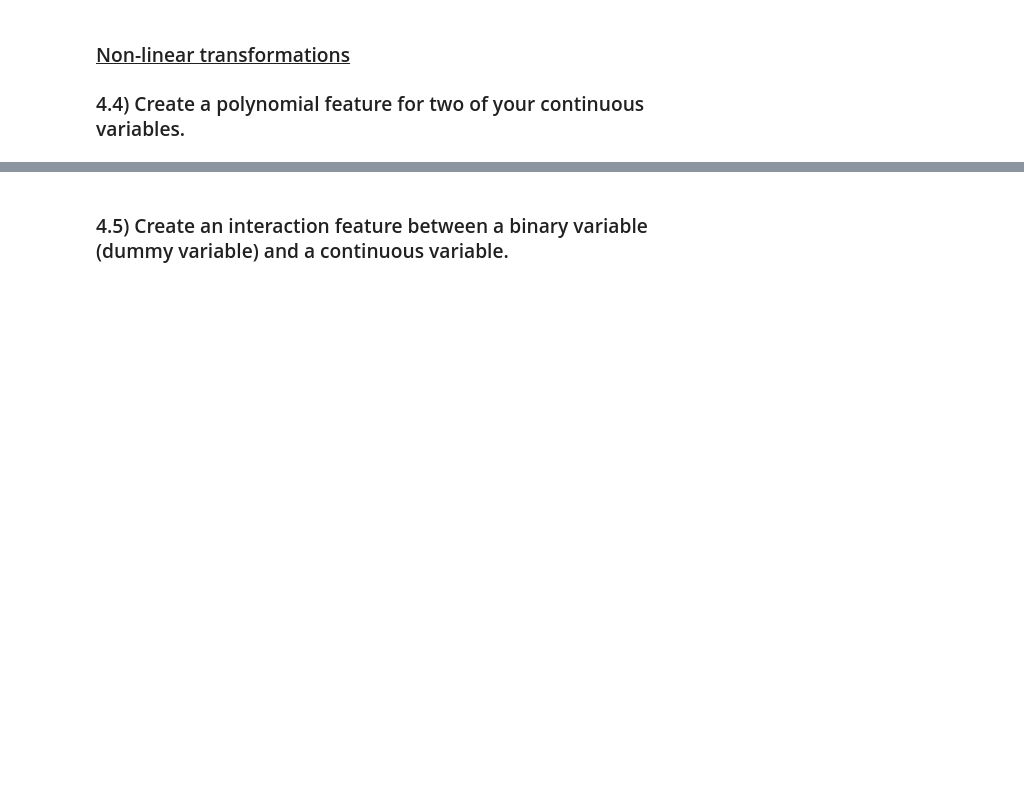
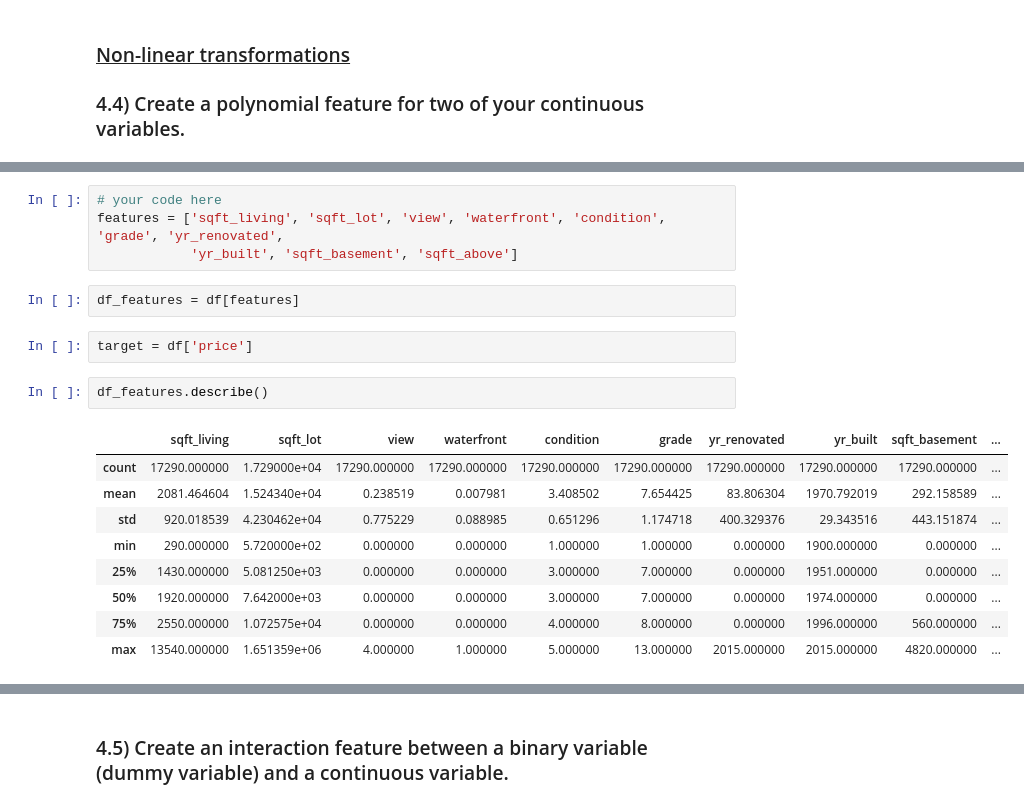
Before and after one commit to raizelistaken/Housing_Prices_KC, a Jupyter notebook: Bakeoff_modeling_process_Copy1.ipynb, the cells around one changed output, grey strips where cells are left out. Saved outputs shown, nothing was run; the diff lists cells and outputs as text; blank space fills up the shorter version.

```diff
--- a/Bakeoff_modeling_process_Copy1.ipynb
+++ b/Bakeoff_modeling_process_Copy1.ipynb
@@ -313,0 +324,20 @@ df_dummy = pd.get_dummies(df, columns=['condition'], drop_first=True)
+# %%
+# your code here
+features = ['sqft_living', 'sqft_lot', 'view', 'waterfront', 'condition', 'grade', 'yr_renovated',
+            'yr_built', 'sqft_basement', 'sqft_above']
+# %%
+df_features = df[features]
+# %%
+target = df['price']
+# %%
+df_features.describe()
+# %% [output]
+|  | sqft_living | sqft_lot | view | waterfront | condition | grade | yr_renovated | yr_built | sqft_basement | ... |
+| count | 17290.000000 | 1.729000e+04 | 17290.000000 | 17290.000000 | 17290.000000 | 17290.000000 | 17290.000000 | 17290.000000 | 17290.000000 | ... |
+| mean | 2081.464604 | 1.524340e+04 | 0.238519 | 0.007981 | 3.408502 | 7.654425 | 83.806304 | 1970.792019 | 292.158589 | ... |
+| std | 920.018539 | 4.230462e+04 | 0.775229 | 0.088985 | 0.651296 | 1.174718 | 400.329376 | 29.343516 | 443.151874 | ... |
+| min | 290.000000 | 5.720000e+02 | 0.000000 | 0.000000 | 1.000000 | 1.000000 | 0.000000 | 1900.000000 | 0.000000 | ... |
+| 25% | 1430.000000 | 5.081250e+03 | 0.000000 | 0.000000 | 3.000000 | 7.000000 | 0.000000 | 1951.000000 | 0.000000 | ... |
+| 50% | 1920.000000 | 7.642000e+03 | 0.000000 | 0.000000 | 3.000000 | 7.000000 | 0.000000 | 1974.000000 | 0.000000 | ... |
+| 75% | 2550.000000 | 1.072575e+04 | 0.000000 | 0.000000 | 4.000000 | 8.000000 | 0.000000 | 1996.000000 | 560.000000 | ... |
+| max | 13540.000000 | 1.651359e+06 | 4.000000 | 1.000000 | 5.000000 | 13.000000 | 2015.000000 | 2015.000000 | 4820.000000 | ... |
```
Also changed, not shown: parts of 26 cells of this notebook, 1 other file.
